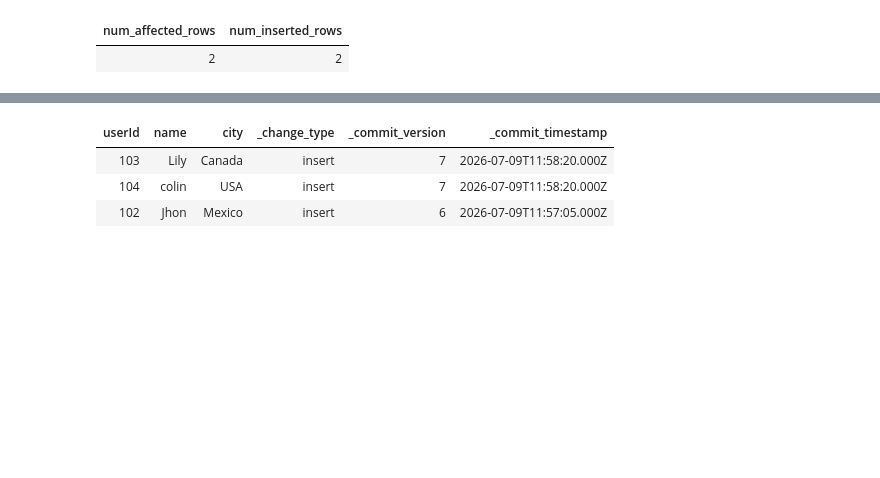
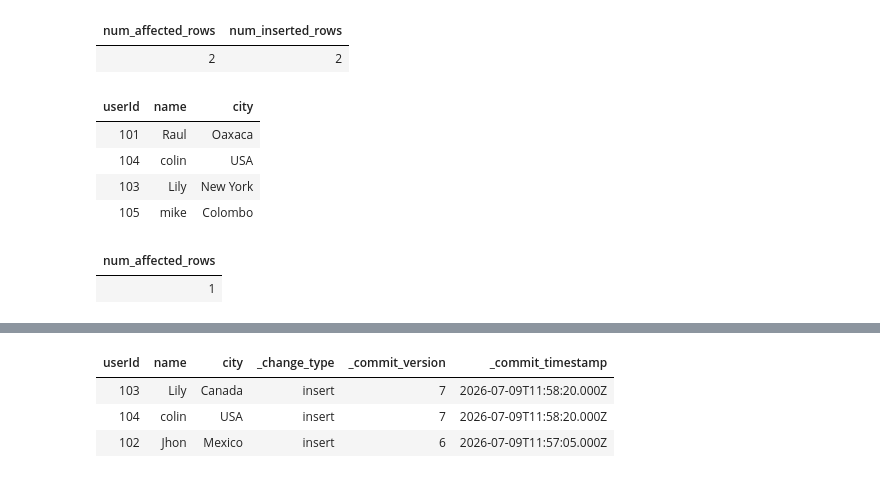
Before and after one commit to Sandutta2020/DataBricks_all, a Jupyter notebook: Implementing_CDF.ipynb, the cells around one changed output, grey strips where cells are left out. Cells and saved outputs as stored; diff of their text form; code cells hidden in the pictures; blank space fills up the shorter version.

```diff
--- a/Implementing_CDF.ipynb
+++ b/Implementing_CDF.ipynb
@@ -122,3 +187,21 @@ insert into customer_base_table VALUES
 # %% [output]
 | num_affected_rows | num_inserted_rows |
 | 2 | 2 |
+# %%
+%sql
+select * from customer_base_table
+# %% [output]
+| userId | name | city |
+| 101 | Raul | Oaxaca |
+| 104 | colin | USA |
+| 103 | Lily | New York |
+| 105 | mike | Colombo |
+# %%
+%sql
+
+
+insert into customer_base_table values(105, "mike", "Colombo") ;
+delete from customer_base_table where userId = 102;
+# %% [output]
+| num_affected_rows |
+| 1 |
```
Also changed, not shown: parts of 19 cells of this notebook.
